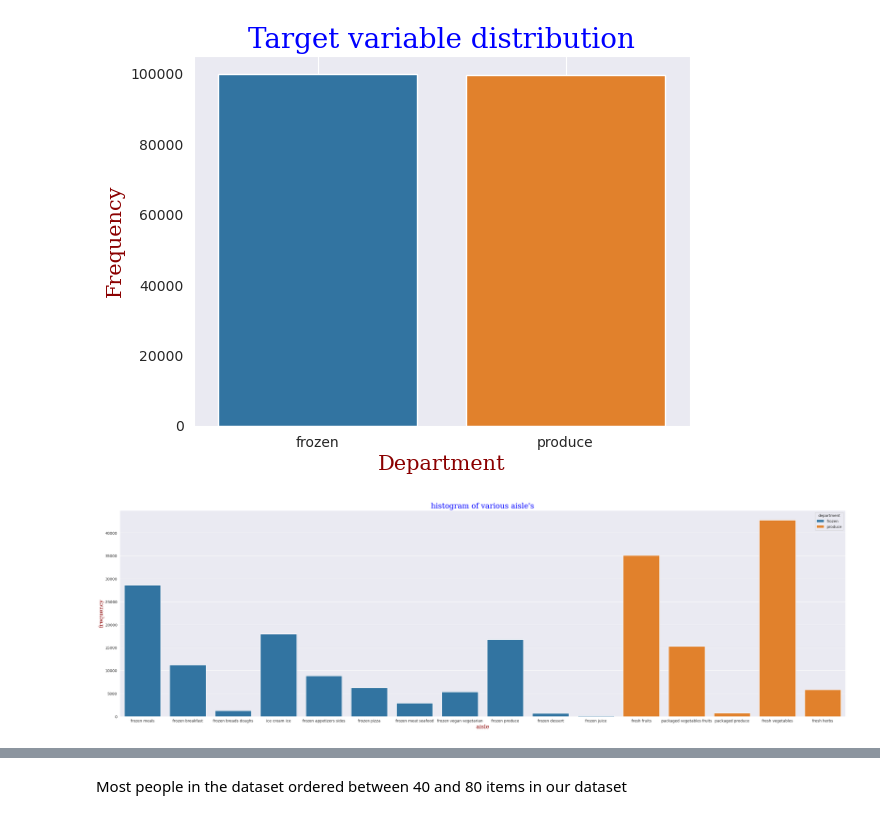
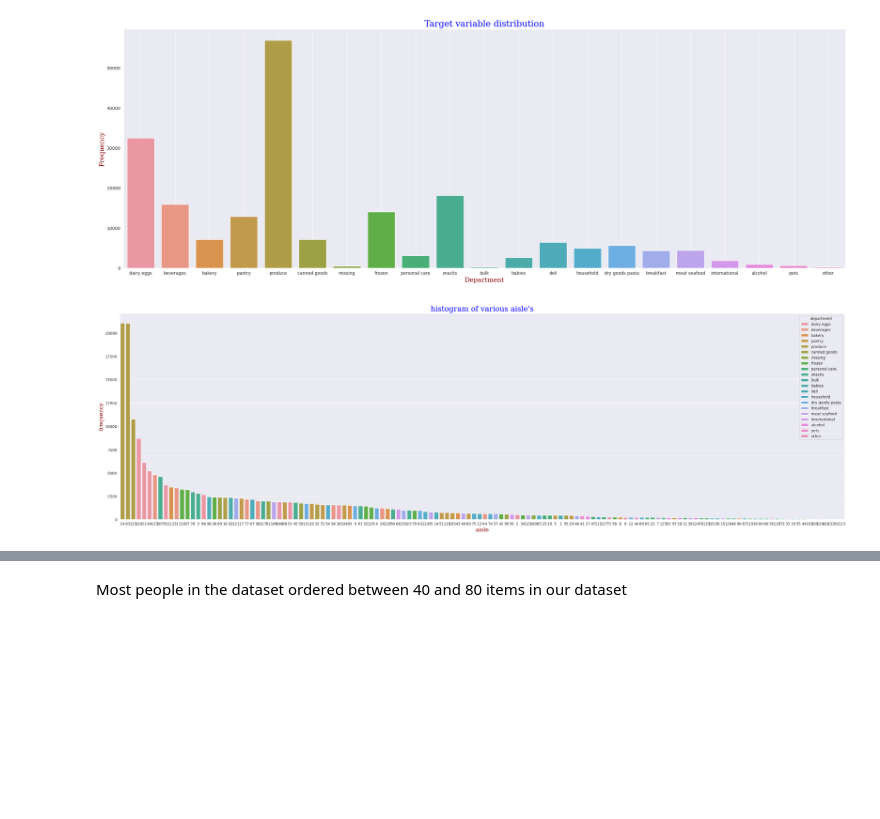
Before and after one commit to Msonu007/infoviz_term, a Jupyter notebook: phase1.ipynb, the cells around one changed output, grey strips where cells are left out. Cells and saved outputs as stored; diff of their text form; code cells hidden in the pictures; blank space fills up the shorter version.

```diff
--- a/phase1.ipynb
+++ b/phase1.ipynb
@@ -11,5 +11,5 @@ PREC = 6
 title_prop = {"font":"serif","color":"blue","size":20}
 label_prop = {"font":"serif","color":"darkred","size":15}
 # %%
-df = pd.read_csv("data/train_final.csv")
+df = pd.read_csv("data/downsample.csv")
 # %%
@@ -28,5 +25,7 @@ len(df)
 # %%
 df.drop(["Unnamed: 0"],axis=1,inplace=True)
+# %%
+df.drop(["Unnamed: 0.1"],axis=1,inplace=True)
 # %%
 df.head()
 # %% [output]
@@ -79,24 +76,25 @@ import plotly.express as px
 #Univariate Analysis
 # %%
 #target variable distribution
-sns.countplot(data=df,x="department")
-plt.xlabel("Department",fontdict=label_prop)
-plt.ylabel("Frequency",fontdict=label_prop)
-plt.title("Target variable distribution",fontdict=title_prop)
-plt.grid()
-plt.show()
+fig,ax = plt.subplots(1,1,figsize=(30,10))
+sns.countplot(data=df,x="department",ax=ax)
+ax.set_xlabel("Department",fontdict=label_prop)
+ax.set_ylabel("Frequency",fontdict=label_prop)
+ax.set_title("Target variable distribution",fontdict=title_prop)
+ax.grid()
+fig.show()
 # %% [output]
-[figure, old version]
+[figure, new version]
 # %%
 #number of aisles in the dataset
 plt.figure(figsize=(35,10))
-sns.countplot(df,x="aisle",width=0.8,hue="department",dodge=False)
+sns.countplot(df,x="aisle_id",width=0.8,hue="department",dodge=False,order=df["aisle_id"].value_counts().index)
 plt.title("histogram of various aisle's",fontdict=title_prop)
 plt.xlabel("aisle",fontdict=label_prop)
 plt.ylabel("frequency",fontdict=label_prop)
 plt.show()
 # %% [output]
-[figure, old version]
+[figure, new version]
 # %%
 #number of orders by the user
 # %%
```
Also changed, not shown: parts of 66 cells of this notebook.
